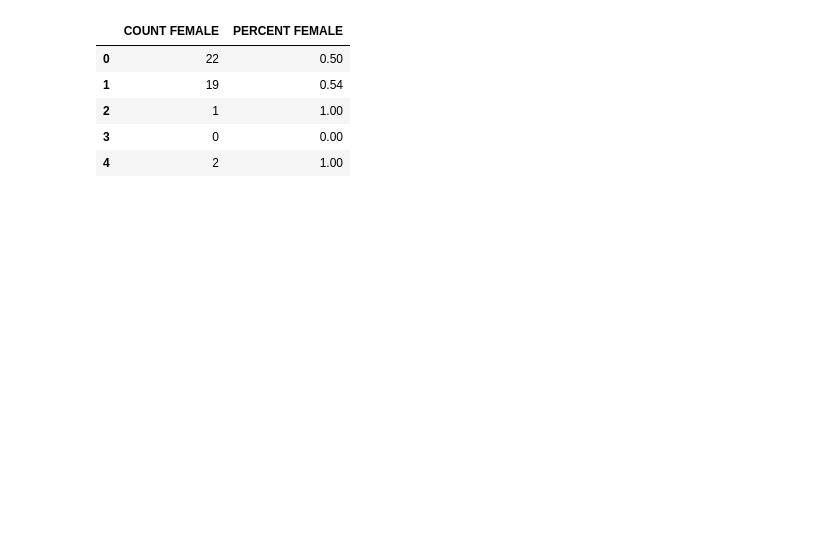
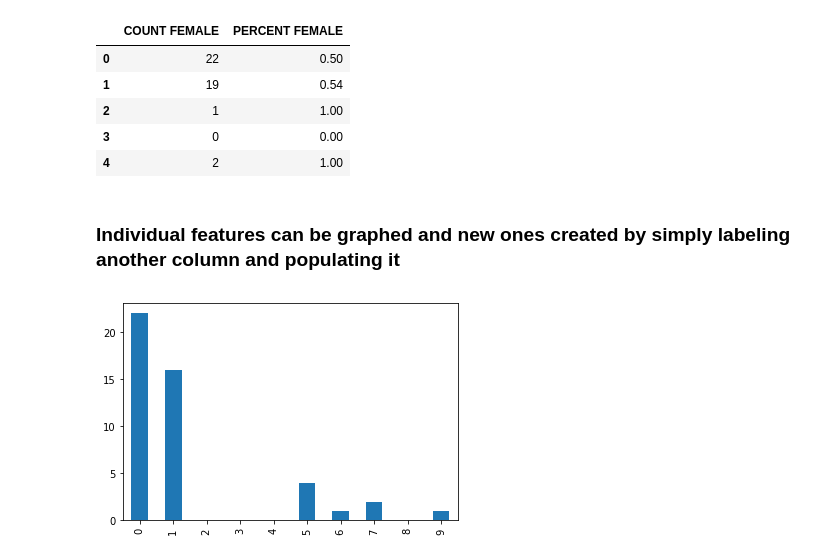
Before and after one commit to mdigreg2/DataScience, a Jupyter notebook: pythonProjects/Pandas.ipynb, the cells around one changed output. Cells and saved outputs as stored; diff of their text form; code cells hidden in the pictures; blank space fills up the shorter version.

Commit message:
pandas graphs

```diff
--- a/pythonProjects/Pandas.ipynb
+++ b/pythonProjects/Pandas.ipynb
@@ -126,3 +139,20 @@ df.loc[df.index[0:5], ['COUNT FEMALE', 'PERCENT FEMALE']]
 | 2 | 1 | 1.00 |
 | 3 | 0 | 0.00 |
 | 4 | 2 | 1.00 |
+# %% [markdown]
+<h3>Individual features can be graphed and new ones created by simply labeling another column and populating it</h3>
+# %%
+import pandas as pd
+import numpy as np
+import matplotlib.pyplot as pt
+%matplotlib inline
+
+df = pd.read_csv('../data/Demographic_Statistics_By_Zip_Code.csv')
+
+df = df.loc[df.index[0:10], ['JURISDICTION NAME', 'COUNT MALE', 'COUNT FEMALE', 'COUNT CITIZEN STATUS TOTAL']]
+df.columns = 'Jurisdiction', 'Male', 'Female', 'Total'
+df['Ratio'] = df['Male'] / df['Female']
+df['Male'].plot(kind = 'bar')
+pt.show()
+# %% [output]
+[figure, added]
```
Also changed, not shown: parts of 9 cells of this notebook.
